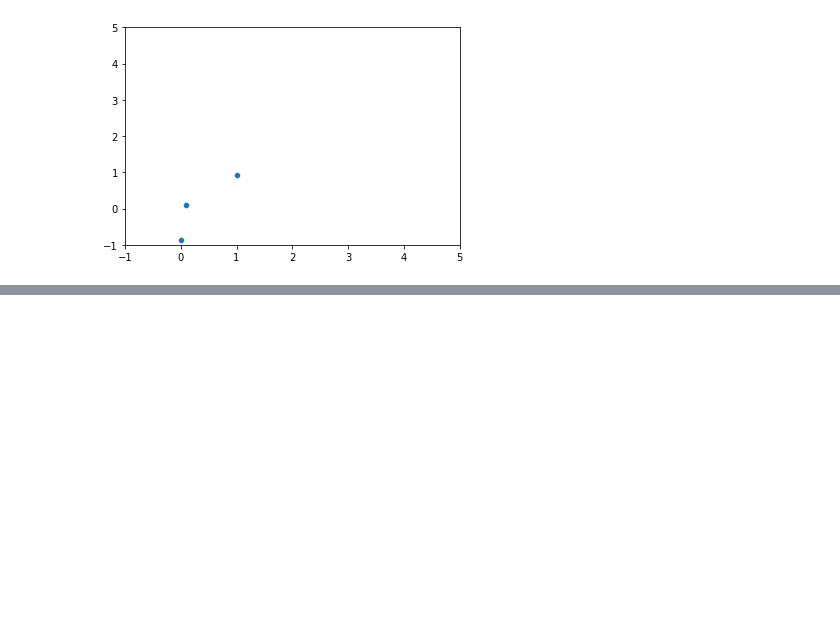
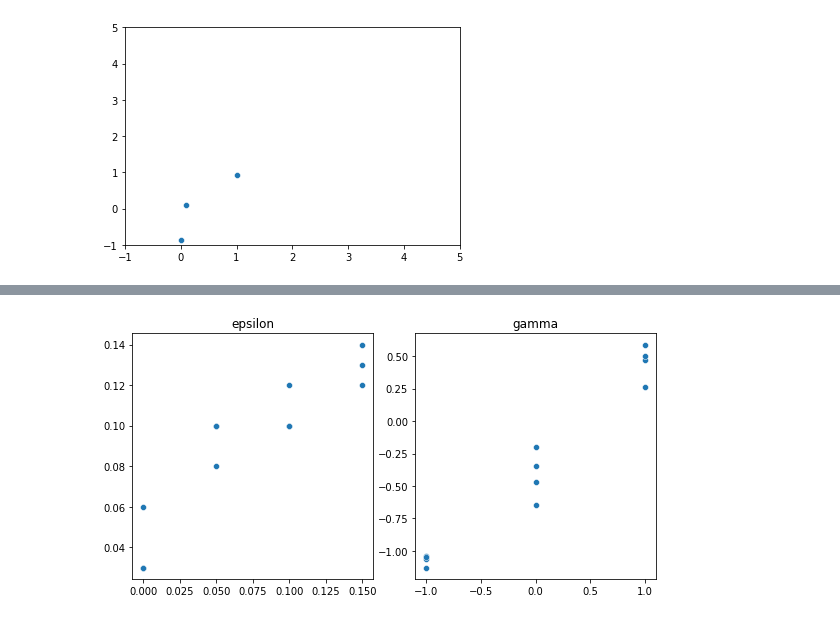
Before and after one commit to Slendercoder/SemilleroMSFS, a Jupyter notebook: Notebooks/ElFarol - rw.ipynb, the cells around one changed output, grey strips where cells are left out. Cells and saved outputs as stored; diff of their text form; code cells hidden in the pictures; blank space fills up the shorter version.

```diff
--- a/Notebooks/ElFarol - rw.ipynb
+++ b/Notebooks/ElFarol - rw.ipynb
@@ -587,0 +591,44 @@ for ax,var in zip(axes.flatten(), range(len(variables))):
+# %%
+def model_recovery(modelo,vector_parametros) :
+    # Game parameters
+    num_agentes=5
+    umbral=0.6
+    num_iteraciones=50
+    lista_parametros=list(product(*vector_parametros))
+    parametros_recuperados=[]
+    asistencias=[]
+    puntajes_promedio=[]
+    for parametros in lista_parametros:
+        # Simulando
+        data_sim=simulacion(modelo,parametros,num_agentes,umbral,num_iteraciones,Nsim=100)
+        # Datos relevantes
+        asistencias.append(data_sim.groupby(['group','round'])['choice'].sum().mean())
+        puntajes_promedio.append(data_sim['score'].mean())
+        # Parameter fit
+        df=obtener_frecuencias(data_sim)
+        minimos=[3.9,0,-1.2]
+        maximos=[4.1,.2,1]
+        pars,dev=best_fit(minimos,maximos,df,modelo,N=100)
+        parametros_recuperados.append(pars)
+    return lista_parametros, parametros_recuperados, asistencias, puntajes_promedio
+# %%
+# Model recovery exercise
+modelo='win-stay-lose-shift'
+betas=[4]
+epsilones=[0,0.05,0.1,0.15]
+gammas=[-1,0,1]
+vector_parametros=[betas,epsilones,gammas]
+lista_parametros,parametros_recuperados,asistencias,puntajes_promedio=model_recovery(modelo,vector_parametros)
+# %%
+variables=['epsilon','gamma']
+fig,axes=plt.subplots(1,2,figsize=(8,4))
+plt.tight_layout()
+for ax,k in zip(axes.flatten(), range(len(variables))):
+    var=k+1
+    recovery=[(lista_parametros[i][var], parametros_recuperados[i][var]) for i in range(len(lista_parametros))]
+    x=[r[0] for r in recovery]
+    y=[r[1] for r in recovery]
+    sns.scatterplot(x,y,ax=ax)
+    ax.set_title(variables[var-1])
+# %% [output]
+[figure, added]
```
Also changed, not shown: parts of 7 cells of this notebook, 2 other files.
